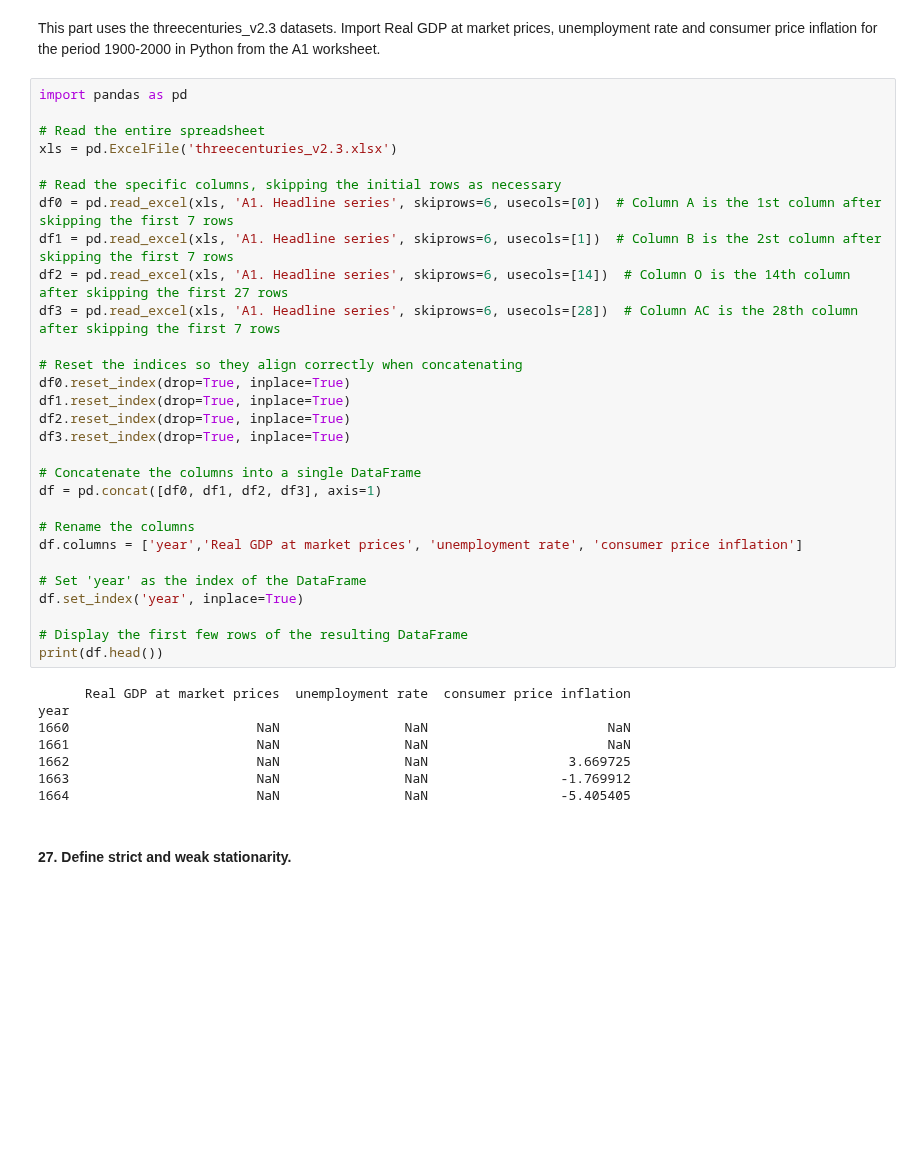
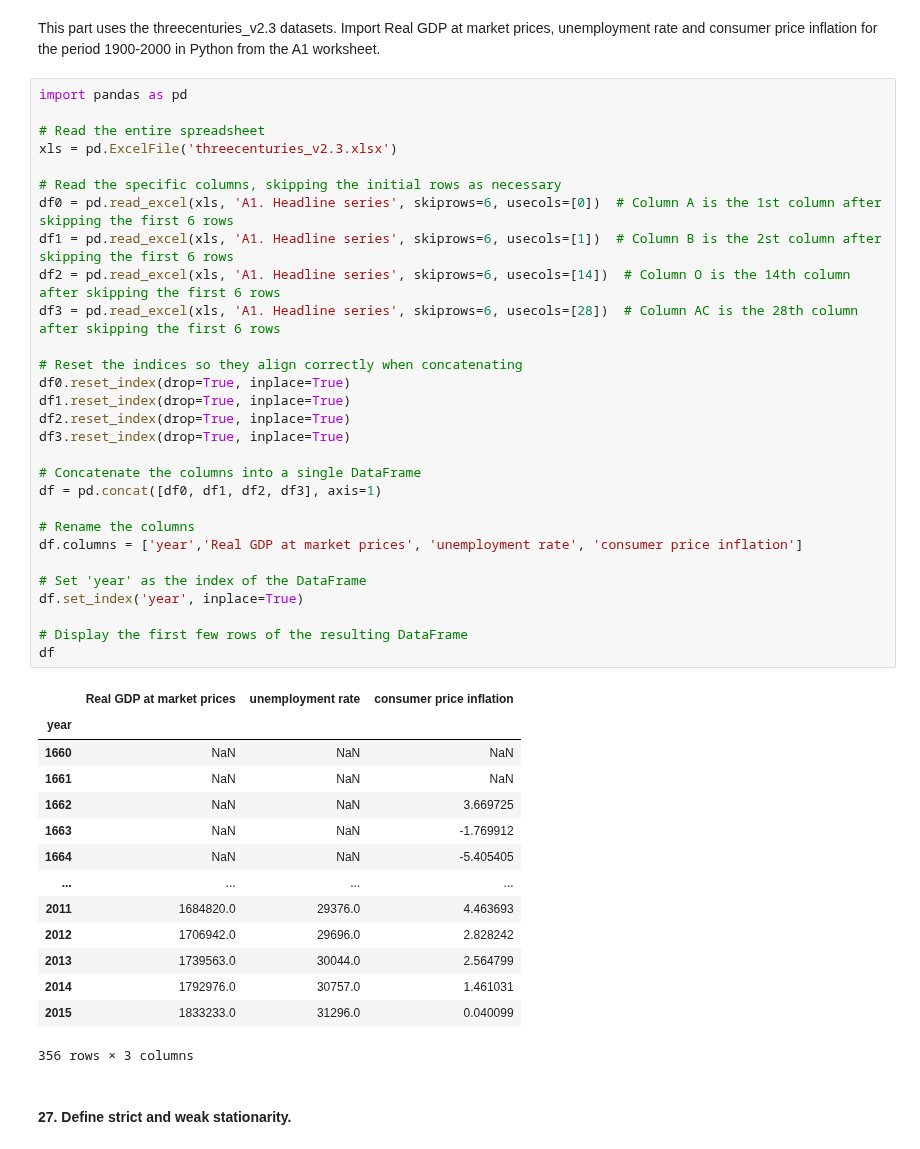
Before and after one commit to vinibalvarenga/MODS202, a Jupyter notebook: final_project.ipynb, the cells around one changed output. Drawn from its saved outputs; the diff is of its cells as text; blank space fills up the shorter version.

```diff
--- a/final_project.ipynb
+++ b/final_project.ipynb
@@ -971,40 +971,47 @@ This part uses the threecenturies_v2.3 datasets. Import Real GDP at market price
 # %%
 import pandas as pd
 
 # Read the entire spreadsheet
 xls = pd.ExcelFile('threecenturies_v2.3.xlsx')
 
 # Read the specific columns, skipping the initial rows as necessary
-df0 = pd.read_excel(xls, 'A1. Headline series', skiprows=6, usecols=[0])  # Column A is the 1st column after skipping the first 7 rows
-df1 = pd.read_excel(xls, 'A1. Headline series', skiprows=6, usecols=[1])  # Column B is the 2st column after skipping the first 7 rows
-df2 = pd.read_excel(xls, 'A1. Headline series', skiprows=6, usecols=[14])  # Column O is the 14th column after skipping the first 27 rows
-df3 = pd.read_excel(xls, 'A1. Headline series', skiprows=6, usecols=[28])  # Column AC is the 28th column after skipping the first 7 rows
+df0 = pd.read_excel(xls, 'A1. Headline series', skiprows=6, usecols=[0])  # Column A is the 1st column after skipping the first 6 rows
+df1 = pd.read_excel(xls, 'A1. Headline series', skiprows=6, usecols=[1])  # Column B is the 2st column after skipping the first 6 rows
+df2 = pd.read_excel(xls, 'A1. Headline series', skiprows=6, usecols=[14])  # Column O is the 14th column after skipping the first 6 rows
+df3 = pd.read_excel(xls, 'A1. Headline series', skiprows=6, usecols=[28])  # Column AC is the 28th column after skipping the first 6 rows
 
 # Reset the indices so they align correctly when concatenating
 df0.reset_index(drop=True, inplace=True)
 df1.reset_index(drop=True, inplace=True)
 df2.reset_index(drop=True, inplace=True)
 df3.reset_index(drop=True, inplace=True)
 
 # Concatenate the columns into a single DataFrame
 df = pd.concat([df0, df1, df2, df3], axis=1)
 
 # Rename the columns
 df.columns = ['year','Real GDP at market prices', 'unemployment rate', 'consumer price inflation']
 
 # Set 'year' as the index of the DataFrame
 df.set_index('year', inplace=True)
 
 # Display the first few rows of the resulting DataFrame
-print(df.head())
+df
 # %% [output]
+|  | Real GDP at market prices | unemployment rate | consumer price inflation |
+| year |  |  |  |
+| 1660 | NaN | NaN | NaN |
+| 1661 | NaN | NaN | NaN |
+| 1662 | NaN | NaN | 3.669725 |
+| 1663 | NaN | NaN | -1.769912 |
+| 1664 | NaN | NaN | -5.405405 |
+| ... | ... | ... | ... |
+| 2011 | 1684820.0 | 29376.0 | 4.463693 |
+| 2012 | 1706942.0 | 29696.0 | 2.828242 |
+| 2013 | 1739563.0 | 30044.0 | 2.564799 |
+| 2014 | 1792976.0 | 30757.0 | 1.461031 |
+| 2015 | 1833233.0 | 31296.0 | 0.040099 |
-      Real GDP at market prices  unemployment rate  consumer price inflation
-year
-1660                        NaN                NaN                       NaN
-1661                        NaN                NaN                       NaN
-1662                        NaN                NaN                  3.669725
-1663                        NaN                NaN                 -1.769912
-1664                        NaN                NaN                 -5.405405
+356 rows × 3 columns
 # %% [markdown]
 #### 27. Define strict and weak stationarity.
 # %% [markdown]
```
Also changed, not shown: parts of 16 cells of this notebook, 1 other file.
